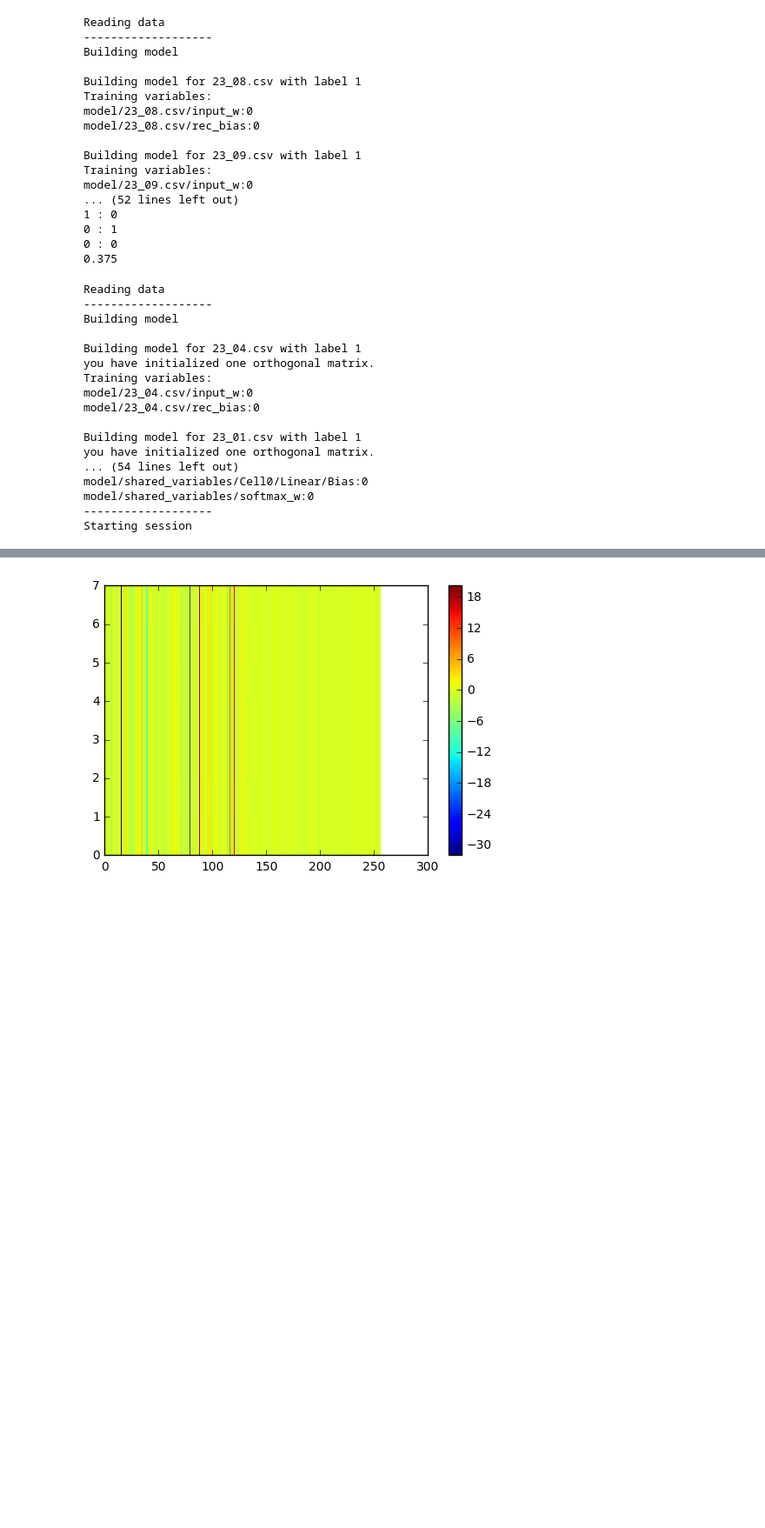
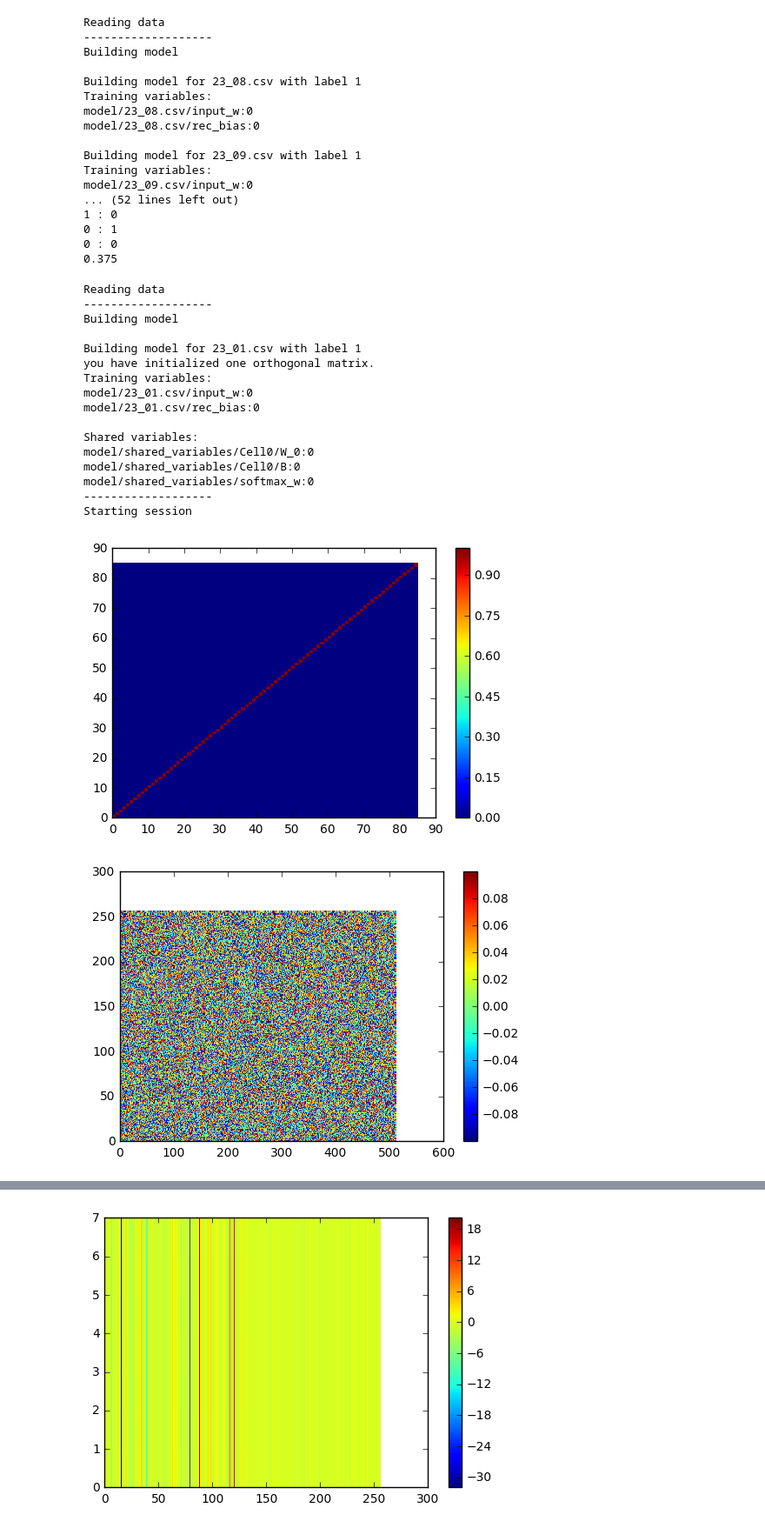
Before and after one commit to ppuliu/DeepLearning, a Jupyter notebook: tensorflow/exp.ipynb, the cells around one changed output, grey strips where cells are left out. Shown at 87% size. Drawn from its saved outputs; the diff is of its cells as text; code cells hidden in the pictures; blank space fills up the shorter version.

```diff
--- a/tensorflow/exp.ipynb
+++ b/tensorflow/exp.ipynb
@@ -16,14 +16,14 @@ train_multi_rnn.multiplier=1
 train_multi_rnn.end_symbol = -1
 
 train_multi_rnn.keep_prob = 1.0
-train_multi_rnn.pos_weight = 1000
+train_multi_rnn.pos_weight = 1
 train_multi_rnn.max_grad_norm = 5
 
 train_multi_rnn.batch_size=1
-train_multi_rnn.num_steps=100
+train_multi_rnn.num_steps=1000
 train_multi_rnn.max_epoch=10
 train_multi_rnn.reg=0.0
-train_multi_rnn.learning_rate=0.5
+train_multi_rnn.learning_rate=0.05
 train_multi_rnn.cell_size = 128
 # %%
 #orders=np.arange(85)
@@ -377,29 +377,63 @@ model/23_09.csv/input_w:0
 # %%
 with tf.device('/gpu:1'):
     train_multi_rnn.FLAGS.log_dir='/home/honglei/projects/heterlearning/log_dir'
-    m=train_multi_rnn.TrainMultiRNN('/home/honglei/projects/heterlearning/data/shuffle_10/', fix_shared=True)
-m.restore('/home/honglei/projects/heterlearning/log_dir/train_best.ckt')
-a=m.get_value_of_variable('model/21_06.csv/input_w:0')
+    m=train_multi_rnn.TrainMultiRNN('/home/honglei/projects/heterlearning/data/small/', fix_shared=True)
+a=m.get_value_of_variable('model/23_01.csv/input_w:0')
+plt.figure()
+plt.pcolor(np.dot(a,np.copy(a.T)))
+plt.colorbar()
+
+a=m.get_value_of_variable('model/shared_variables/Cell0/W_0:0')
+plt.figure()
+plt.pcolor(a)
+plt.colorbar()
+
+m.restore('/home/honglei/projects/heterlearning/log_dir/best.ckt')
+
+a=m.get_value_of_variable('model/shared_variables/Cell0/W_0:0')
+plt.figure()
+plt.pcolor(a)
+plt.colorbar()
+
+plt.figure()
+a=m.get_value_of_variable('model/23_01.csv/input_w:0')
 plt.pcolor(np.dot(a,np.copy(a.T)))
 plt.colorbar()
 plt.show()
-#acc, labels, states = m.get_accuracy()
-#print acc
+
+acc, labels, states = m.get_accuracy()
+print acc
+
+X_list, predict_list=m.get_train_data()
+X=X_list[0]
+predicts=predict_list[0]
+overlayPredicts(X,predicts)
+#visualSeries(X[:,0:10])
+mean = np.mean(predicts)
+std = np.std(predicts)
+#visualSeries(predicts[:,0:10])
+overlayPredicts(X[:,0:10],predicts[:,0:10])
+plt.figure()
+plt.pcolor(predicts[:,0:10].T)
+plt.colorbar()
+plt.show()
+print predicts[:,0:10]
 # %% [output]
 Reading data
 -------------------
 Building model
 
-Building model for 23_04.csv with label 1
+Building model for 23_01.csv with label 1
 you have initialized one orthogonal matrix.
 Training variables:
-model/23_04.csv/input_w:0
-model/23_04.csv/rec_bias:0
+model/23_01.csv/input_w:0
+model/23_01.csv/rec_bias:0
 
-Building model for 23_01.csv with label 1
-you have initialized one orthogonal matrix.
-... (54 lines left out)
-model/shared_variables/Cell0/Linear/Bias:0
+Shared variables:
+model/shared_variables/Cell0/W_0:0
+model/shared_variables/Cell0/B:0
 model/shared_variables/softmax_w:0
 -------------------
 Starting session
+[figure, added]
+[figure, added]
```
Also changed, not shown: parts of 4 cells of this notebook, 5 other files.
